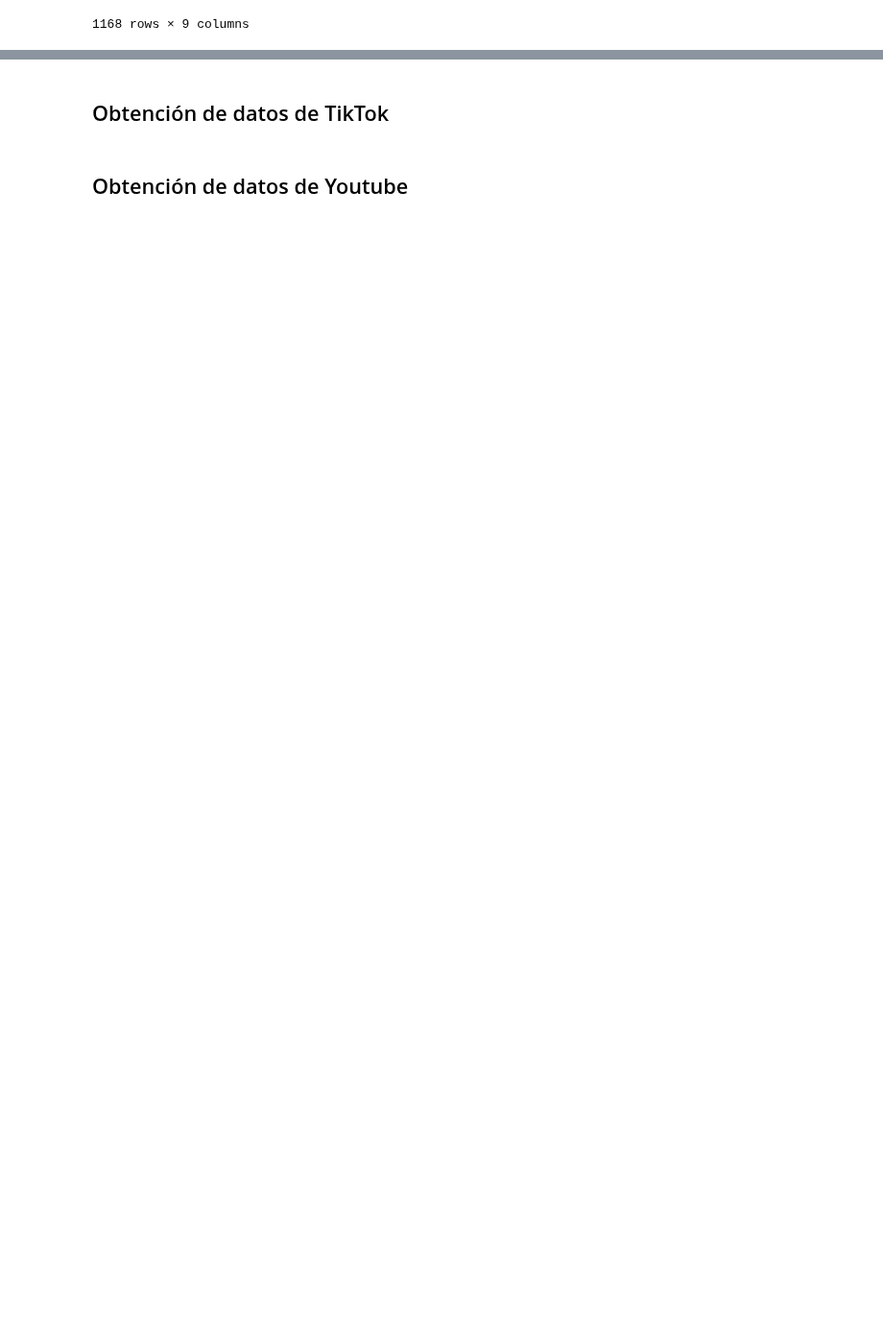
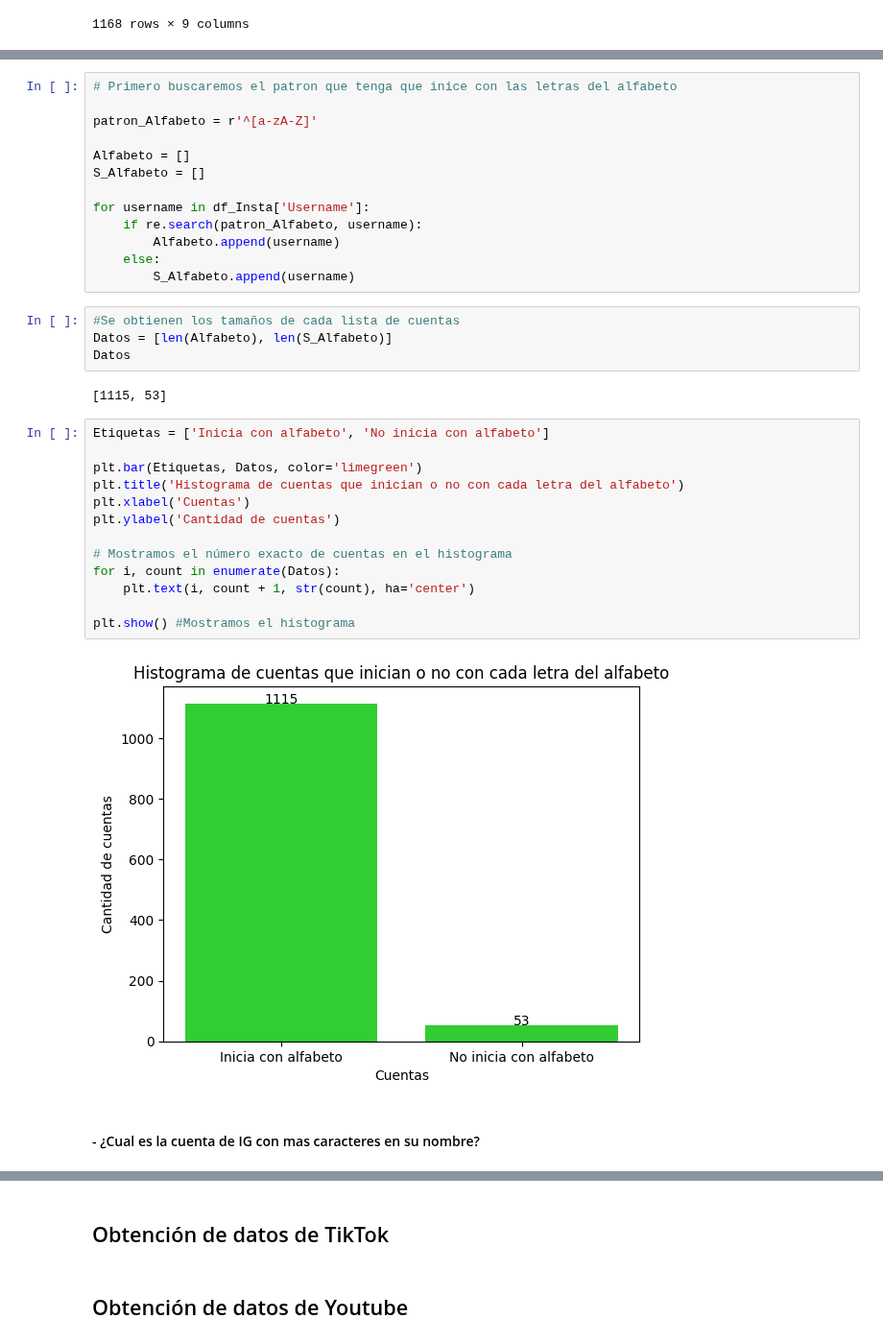
Before and after one commit to MonicaGonzalez30/CienciaDatosLasChicasSuperpoderosas, a Jupyter notebook: Proyectos/Unidad2/Redes_Sociales.ipynb, the cells around one changed output, grey strips where cells are left out. Shown at 96% size. Saved outputs shown, nothing was run; the diff lists cells and outputs as text; blank space fills up the shorter version.

```diff
--- a/Proyectos/Unidad2/Redes_Sociales.ipynb
+++ b/Proyectos/Unidad2/Redes_Sociales.ipynb
@@ -601,0 +606,36 @@ Promedios
+# %%
+# Primero buscaremos el patron que tenga que inice con las letras del alfabeto
+
+patron_Alfabeto = r'^[a-zA-Z]'
+
+Alfabeto = []
+S_Alfabeto = []
+
+for username in df_Insta['Username']:
+    if re.search(patron_Alfabeto, username):
+        Alfabeto.append(username)
+    else:
+        S_Alfabeto.append(username)
+# %%
+#Se obtienen los tamaños de cada lista de cuentas
+Datos = [len(Alfabeto), len(S_Alfabeto)]
+Datos
+# %% [output]
+[1115, 53]
+# %%
+Etiquetas = ['Inicia con alfabeto', 'No inicia con alfabeto']
+
+plt.bar(Etiquetas, Datos, color='limegreen')
+plt.title('Histograma de cuentas que inician o no con cada letra del alfabeto')
+plt.xlabel('Cuentas')
+plt.ylabel('Cantidad de cuentas')
+
+# Mostramos el número exacto de cuentas en el histograma
+for i, count in enumerate(Datos):
+    plt.text(i, count + 1, str(count), ha='center')
+
+plt.show() #Mostramos el histograma
+# %% [output]
+[figure, added]
+# %% [markdown]
+#### - ¿Cual es la cuenta de IG con mas caracteres en su nombre?
```
Also changed, not shown: parts of 46 cells of this notebook.
